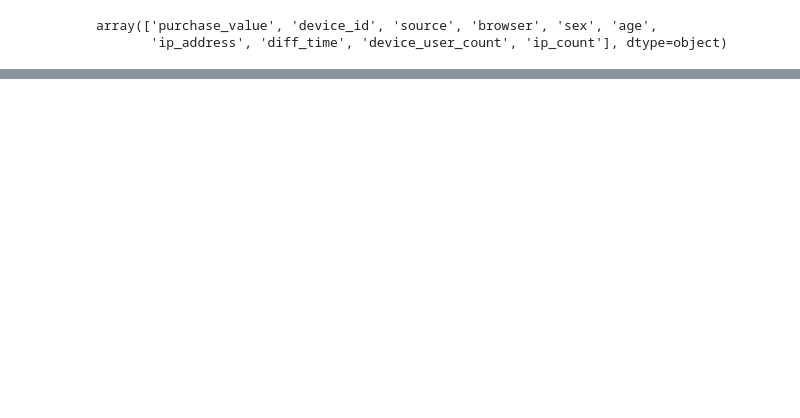
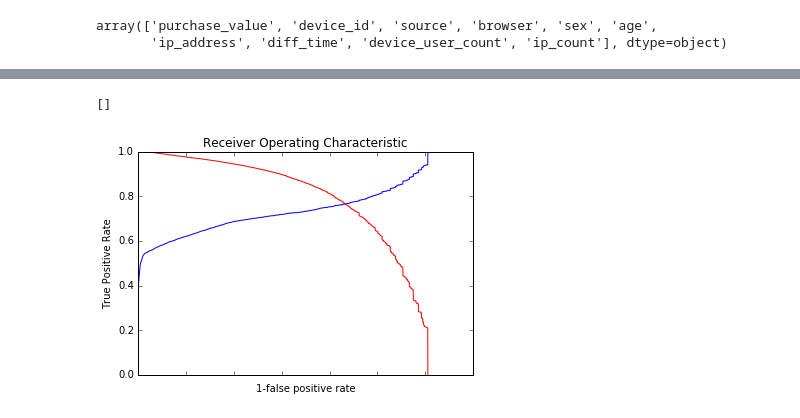
Before and after one commit to DeepakRavi/Projects, a Jupyter notebook: Identifying Fraudulent Activities/Identifying Fraudulent Activities.ipynb, the cells around one changed output, grey strips where cells are left out. Cells and saved outputs as stored; diff of their text form; code cells hidden in the pictures; blank space fills up the shorter version.

```diff
--- a/Identifying Fraudulent Activities/Identifying Fraudulent Activities.ipynb
+++ b/Identifying Fraudulent Activities/Identifying Fraudulent Activities.ipynb
@@ -297,0 +323,11 @@ array([ 0.        ,  0.20426215,  0.20434973, ...,  1.        ,
+# %%
+fig, ax = plt.subplots(1)
+plt.plot(roc['tpr'])
+plt.plot(roc['1-fpr'], color = 'red')
+plt.xlabel('1-false positive rate')
+plt.ylabel('True Positive Rate')
+plt.title('Receiver Operating Characteristic')
+ax.set_xticklabels([])
+# %% [output]
+[]
+[figure, added]
```
Also changed, not shown: parts of 23 cells of this notebook.
